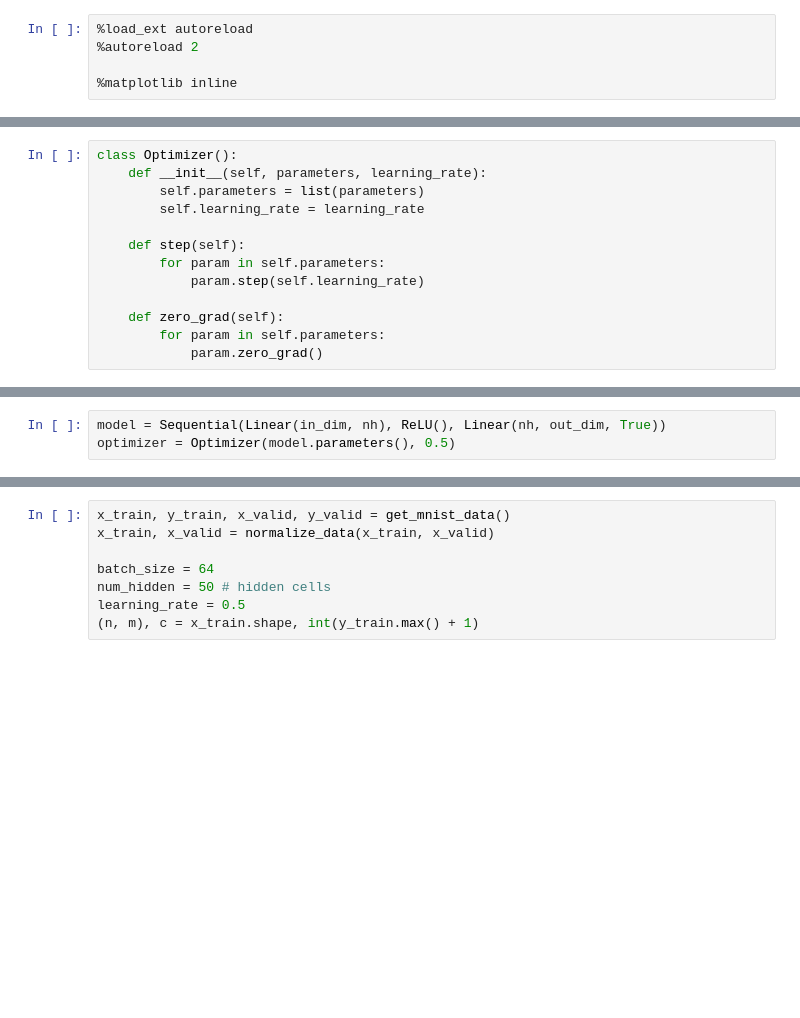
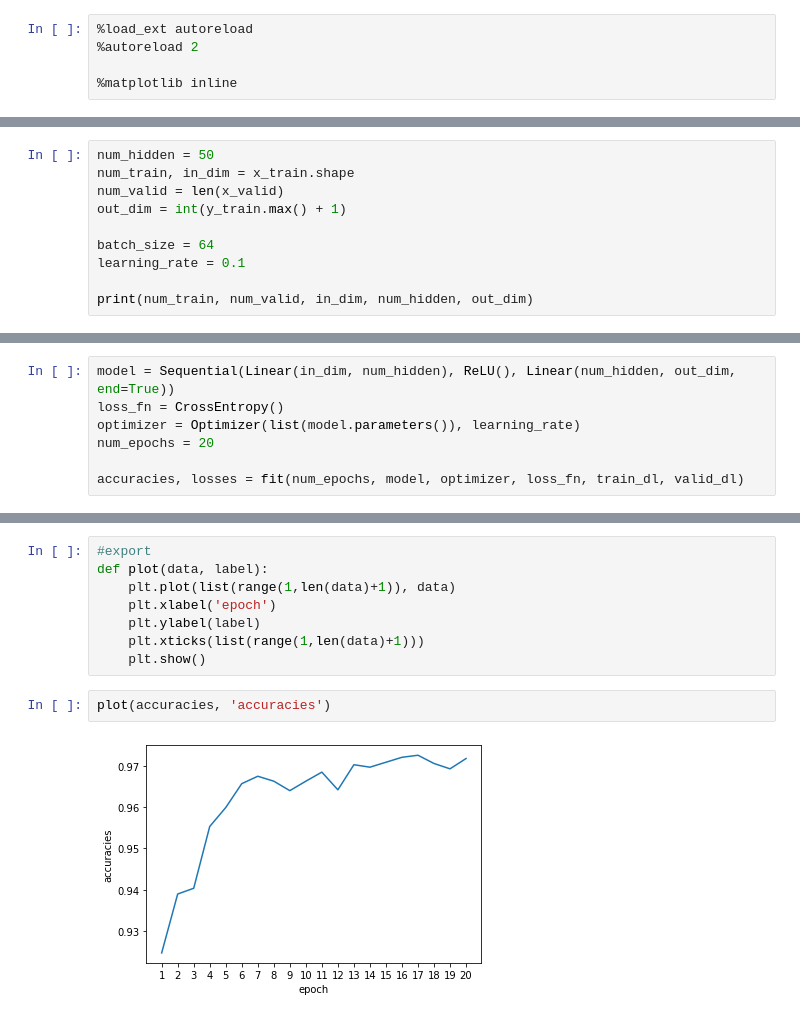
Before and after one commit to Jacklu0831/GroundUpAI, a Jupyter notebook: notebooks/training.ipynb, the cells around one changed output, grey strips where cells are left out. Saved outputs shown, nothing was run; the diff lists cells and outputs as text; blank space fills up the shorter version.

Commit message:
training loops

```diff
--- a/notebooks/training.ipynb
+++ b/notebooks/training.ipynb
@@ -57,0 +109,10 @@ def accuracy(pre, tar):
+# %%
+num_hidden = 50
+num_train, in_dim = x_train.shape
+num_valid = len(x_valid)
+out_dim = int(y_train.max() + 1)
+
+batch_size = 64
+learning_rate = 0.1
+
+print(num_train, num_valid, in_dim, num_hidden, out_dim)
@@ -83,13 +145,0 @@ test_near(loss3, loss4)
-# %%
-class Optimizer():
-    def __init__(self, parameters, learning_rate):
-        self.parameters = list(parameters)
-        self.learning_rate = learning_rate
-
-    def step(self):
-        for param in self.parameters:
-            param.step(self.learning_rate)
-
-    def zero_grad(self):
-        for param in self.parameters:
-            param.zero_grad()
@@ -100,3 +146,7 @@ class Optimizer():
 # %%
-model = Sequential(Linear(in_dim, nh), ReLU(), Linear(nh, out_dim, True))
-optimizer = Optimizer(model.parameters(), 0.5)
+model = Sequential(Linear(in_dim, num_hidden), ReLU(), Linear(num_hidden, out_dim, end=True))
+loss_fn = CrossEntropy()
+optimizer = Optimizer(list(model.parameters()), learning_rate)
+num_epochs = 20
+
+accuracies, losses = fit(num_epochs, model, optimizer, loss_fn, train_dl, valid_dl)
@@ -103,8 +174,12 @@ optimizer = Optimizer(model.parameters(), 0.5)
-# %%
-x_train, y_train, x_valid, y_valid = get_mnist_data()
-x_train, x_valid = normalize_data(x_train, x_valid)
-
-batch_size = 64
-num_hidden = 50 # hidden cells
-learning_rate = 0.5
-(n, m), c = x_train.shape, int(y_train.max() + 1)
+# %%
+#export
+def plot(data, label):
+    plt.plot(list(range(1,len(data)+1)), data)
+    plt.xlabel('epoch')
+    plt.ylabel(label)
+    plt.xticks(list(range(1,len(data)+1)))
+    plt.show()
+# %%
+plot(accuracies, 'accuracies')
+# %% [output]
+[figure, added]
```
Also changed, not shown: parts of 15 cells of this notebook, 5 other files.
